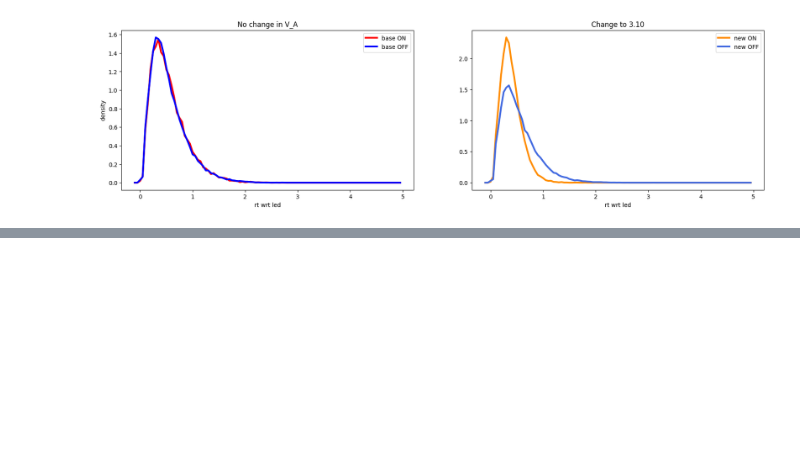
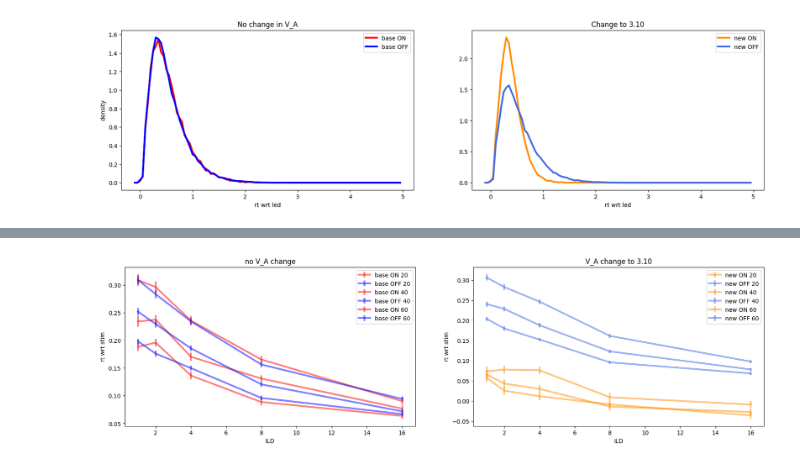
Before and after one commit to rakaar/ddm_data, a Jupyter notebook: simulations/increase_V_A_hyp.ipynb, the cells around one changed output, grey strips where cells are left out. Cells and saved outputs as stored; diff of their text form; code cells hidden in the pictures; blank space fills up the shorter version.

```diff
--- a/simulations/increase_V_A_hyp.ipynb
+++ b/simulations/increase_V_A_hyp.ipynb
@@ -433,0 +436,10 @@ plt.legend()
+# %%
+base_V_A_data = V_A_change_results_dict[0]['results']
+
+
+# change V_A
+new_V_A_idx = 1
+new_V_A_value = V_A_change_results_dict[new_V_A_idx]['new_V_A']
+new_V_A_data = V_A_change_results_dict[new_V_A_idx]['results']
+# %%
+positive_ILD_arr = ILD_arr[ILD_arr > 0]
@@ -433,0 +502,37 @@ plt.legend()
+# %%
+# new
+new_on_mean = {}
+new_on_std_err = {}
+
+new_off_mean = {}
+new_off_std_err = {}
+
+for ABL in ABL_arr:
+    for ILD in positive_ILD_arr:
+        new_on_mean[(ABL, ILD)] = np.mean(new_rt_abl_ild_on[(ABL, ILD)])
+        new_on_std_err[(ABL, ILD)] = np.std(new_rt_abl_ild_on[(ABL, ILD)]) / np.sqrt(len(new_rt_abl_ild_on[(ABL, ILD)]))
+
+        new_off_mean[(ABL, ILD)] = np.mean(new_rt_abl_ild_off[(ABL, ILD)])
+        new_off_std_err[(ABL, ILD)] = np.std(new_rt_abl_ild_off[(ABL, ILD)]) / np.sqrt(len(new_rt_abl_ild_off[(ABL, ILD)]))
+# %%
+plt.figure(figsize=(20,5))
+
+plt.subplot(1,2,1)
+# base - mean with std err vs pos ILD
+for ABL in ABL_arr:
+    plt.errorbar(positive_ILD_arr, [base_on_mean[(ABL, ILD)] for ILD in positive_ILD_arr], yerr=[base_on_std_err[(ABL, ILD)] for ILD in positive_ILD_arr], label=f'base ON {ABL}', color='r', lw=3, alpha=0.5)
+    plt.errorbar(positive_ILD_arr, [base_off_mean[(ABL, ILD)] for ILD in positive_ILD_arr], yerr=[base_off_std_err[(ABL, ILD)] for ILD in positive_ILD_arr], label=f'base OFF {ABL}', color='b', lw=3, alpha=0.5)
+    plt.legend()
+    plt.xlabel('ILD'); plt.ylabel('rt wrt stim')
+    plt.title('no V_A change')
+
+plt.subplot(1,2,2)
+# new - mean with std err vs pos ILD
+for ABL in ABL_arr:
+    plt.errorbar(positive_ILD_arr, [new_on_mean[(ABL, ILD)] for ILD in positive_ILD_arr], yerr=[new_on_std_err[(ABL, ILD)] for ILD in positive_ILD_arr], label=f'new ON {ABL}', color='darkorange', lw=3, alpha=0.5)
+    plt.errorbar(positive_ILD_arr, [new_off_mean[(ABL, ILD)] for ILD in positive_ILD_arr], yerr=[new_off_std_err[(ABL, ILD)] for ILD in positive_ILD_arr], label=f'new OFF {ABL}', color='royalblue', lw=3, alpha=0.5)
+    plt.legend()
+    plt.xlabel('ILD'); plt.ylabel('rt wrt stim')
+    plt.title(f'V_A change to {new_V_A_value:.2f}')
+# %% [output]
+[figure, added]
```
Also changed, not shown: parts of 6 cells of this notebook, 2 other files.
